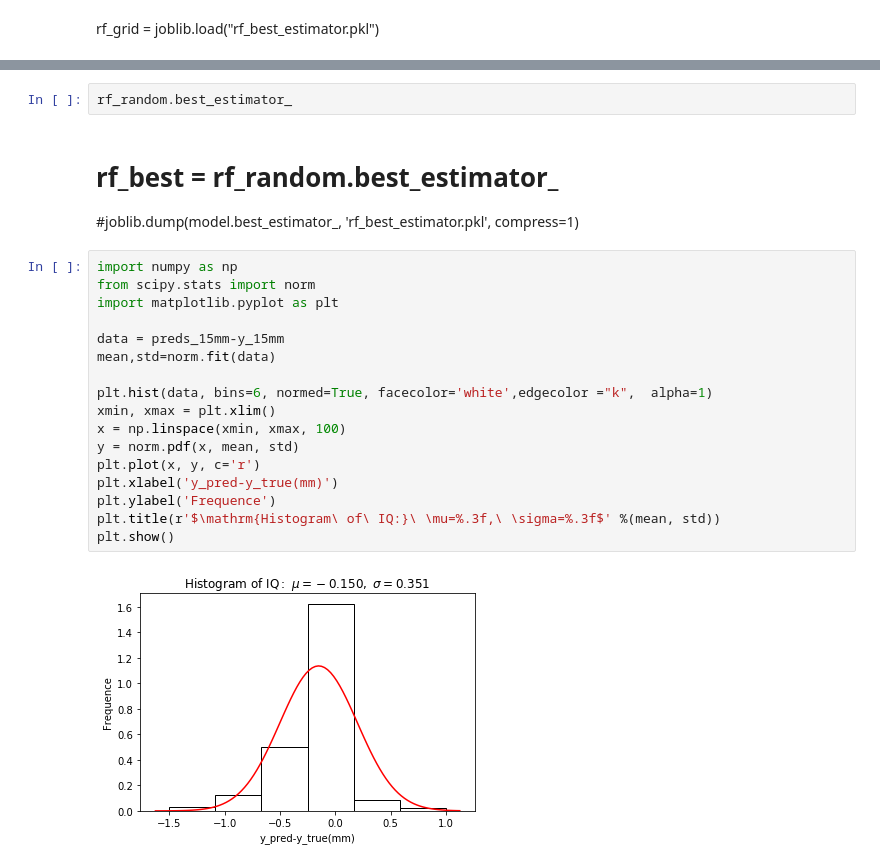
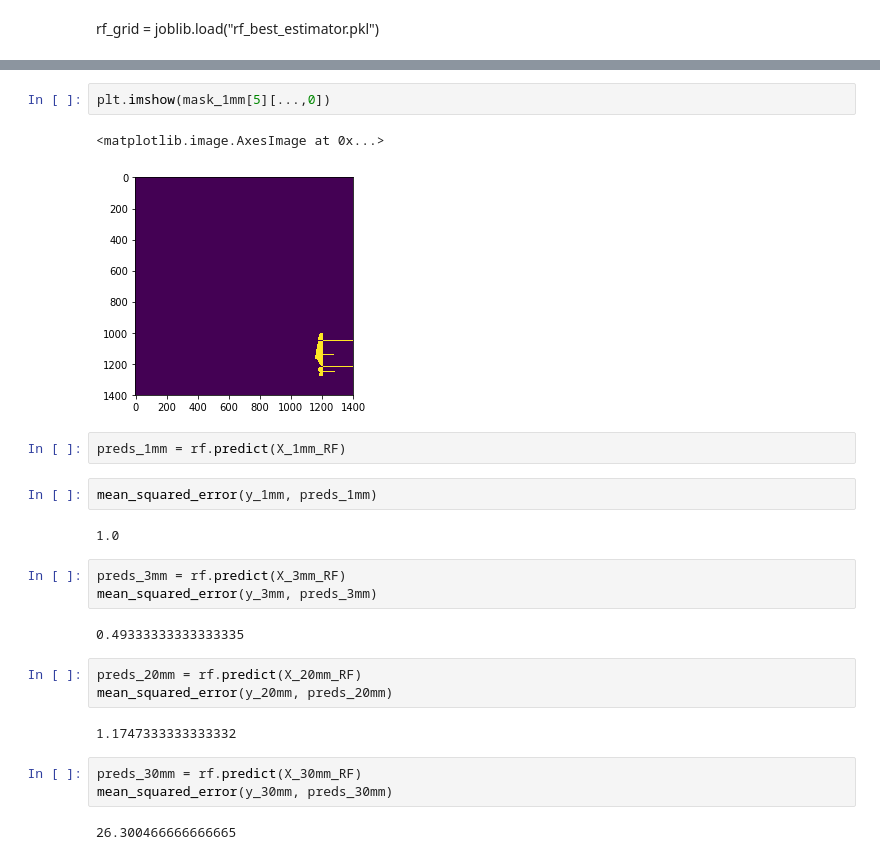
Before and after one commit to cdesio/leaf_reco, a Jupyter notebook: notebooks/Test_RF-Copy1.ipynb, the cells around one changed output, grey strips where cells are left out. Cells and saved outputs as stored; diff of their text form.

```diff
--- a/notebooks/Test_RF-Copy1.ipynb
+++ b/notebooks/Test_RF-Copy1.ipynb
@@ -187,24 +137,26 @@ subprocess.CalledProcessError: Command '['pgrep', '-P', '17004']' died with <Sig
-# %%
-rf_random.best_estimator_
-# %% [markdown]
-# rf_best = rf_random.best_estimator_
-#joblib.dump(model.best_estimator_, 'rf_best_estimator.pkl', compress=1)
-# %%
-import numpy as np
-from scipy.stats import norm
-import matplotlib.pyplot as plt
-
-data = preds_15mm-y_15mm
-mean,std=norm.fit(data)
-
-plt.hist(data, bins=6, normed=True, facecolor='white',edgecolor ="k",  alpha=1)
-xmin, xmax = plt.xlim()
-x = np.linspace(xmin, xmax, 100)
-y = norm.pdf(x, mean, std)
-plt.plot(x, y, c='r')
-plt.xlabel('y_pred-y_true(mm)')
-plt.ylabel('Frequence')
-plt.title(r'$\mathrm{Histogram\ of\ IQ:}\ \mu=%.3f,\ \sigma=%.3f$' %(mean, std))
-plt.show()
-# %% [output]
-[figure, removed]
+# %%
+plt.imshow(mask_1mm[5][...,0])
+# %% [output]
+<matplotlib.image.AxesImage at 0x...>
+[figure, added]
+# %%
+preds_1mm = rf.predict(X_1mm_RF)
+# %%
+mean_squared_error(y_1mm, preds_1mm)
+# %% [output]
+1.0
+# %%
+preds_3mm = rf.predict(X_3mm_RF)
+mean_squared_error(y_3mm, preds_3mm)
+# %% [output]
+0.49333333333333335
+# %%
+preds_20mm = rf.predict(X_20mm_RF)
+mean_squared_error(y_20mm, preds_20mm)
+# %% [output]
+1.1747333333333332
+# %%
+preds_30mm = rf.predict(X_30mm_RF)
+mean_squared_error(y_30mm, preds_30mm)
+# %% [output]
+26.300466666666665
```
Also changed, not shown: parts of 38 cells of this notebook.
